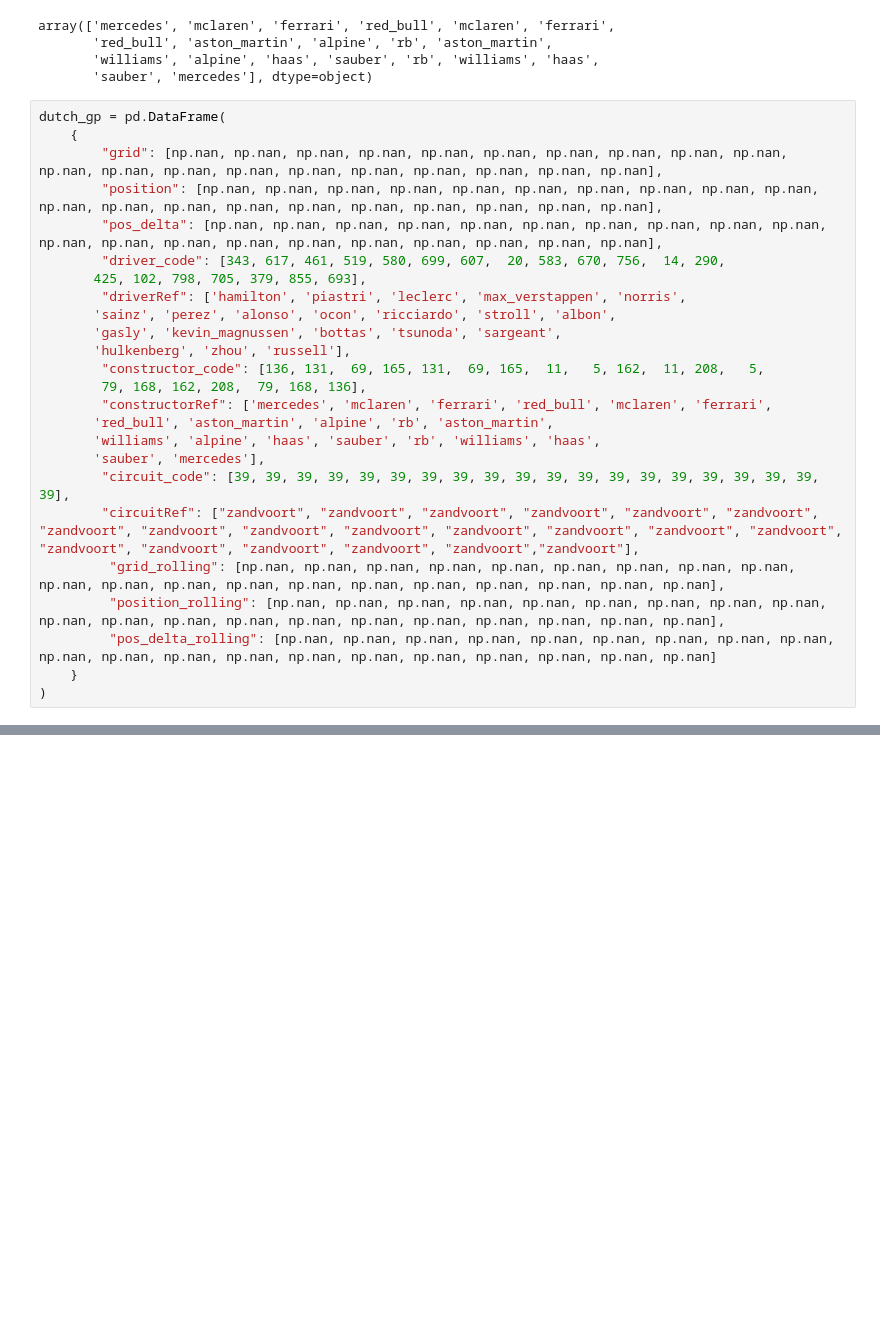
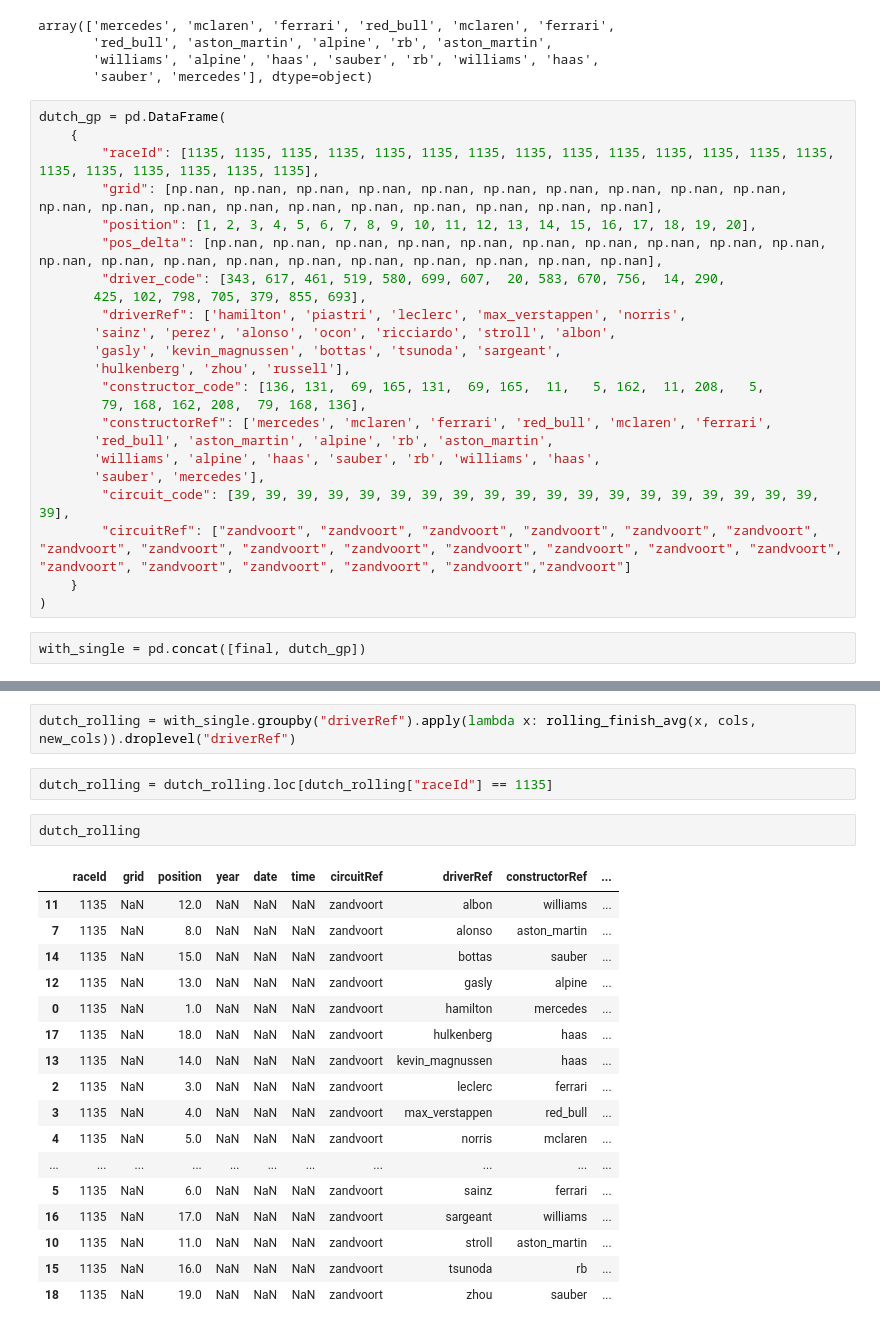
Before and after one commit to jestoncolelewis/Formula_One_Predictor, a Jupyter notebook: data_explorer.ipynb, the cells around one changed output, grey strips where cells are left out. Drawn from its saved outputs; the diff is of its cells as text; blank space fills up the shorter version.

Commit message:
added data for dutch gp

```diff
--- a/data_explorer.ipynb
+++ b/data_explorer.ipynb
@@ -148,8 +148,9 @@ array(['mercedes', 'mclaren', 'ferrari', 'red_bull', 'mclaren', 'ferrari',
 # %%
 dutch_gp = pd.DataFrame(
     {
+        "raceId": [1135, 1135, 1135, 1135, 1135, 1135, 1135, 1135, 1135, 1135, 1135, 1135, 1135, 1135, 1135, 1135, 1135, 1135, 1135, 1135],
         "grid": [np.nan, np.nan, np.nan, np.nan, np.nan, np.nan, np.nan, np.nan, np.nan, np.nan, np.nan, np.nan, np.nan, np.nan, np.nan, np.nan, np.nan, np.nan, np.nan, np.nan],
-        "position": [np.nan, np.nan, np.nan, np.nan, np.nan, np.nan, np.nan, np.nan, np.nan, np.nan, np.nan, np.nan, np.nan, np.nan, np.nan, np.nan, np.nan, np.nan, np.nan, np.nan],
+        "position": [1, 2, 3, 4, 5, 6, 7, 8, 9, 10, 11, 12, 13, 14, 15, 16, 17, 18, 19, 20],
         "pos_delta": [np.nan, np.nan, np.nan, np.nan, np.nan, np.nan, np.nan, np.nan, np.nan, np.nan, np.nan, np.nan, np.nan, np.nan, np.nan, np.nan, np.nan, np.nan, np.nan, np.nan],
         "driver_code": [343, 617, 461, 519, 580, 699, 607,  20, 583, 670, 756,  14, 290,
        425, 102, 798, 705, 379, 855, 693],
@@ -164,9 +165,8 @@ dutch_gp = pd.DataFrame(
        'williams', 'alpine', 'haas', 'sauber', 'rb', 'williams', 'haas',
        'sauber', 'mercedes'],
         "circuit_code": [39, 39, 39, 39, 39, 39, 39, 39, 39, 39, 39, 39, 39, 39, 39, 39, 39, 39, 39, 39],
-        "circuitRef": ["zandvoort", "zandvoort", "zandvoort", "zandvoort", "zandvoort", "zandvoort", "zandvoort", "zandvoort", "zandvoort", "zandvoort", "zandvoort", "zandvoort", "zandvoort", "zandvoort", "zandvoort", "zandvoort", "zandvoort", "zandvoort", "zandvoort","zandvoort"],
-         "grid_rolling": [np.nan, np.nan, np.nan, np.nan, np.nan, np.nan, np.nan, np.nan, np.nan, np.nan, np.nan, np.nan, np.nan, np.nan, np.nan, np.nan, np.nan, np.nan, np.nan, np.nan],
-         "position_rolling": [np.nan, np.nan, np.nan, np.nan, np.nan, np.nan, np.nan, np.nan, np.nan, np.nan, np.nan, np.nan, np.nan, np.nan, np.nan, np.nan, np.nan, np.nan, np.nan, np.nan],
-         "pos_delta_rolling": [np.nan, np.nan, np.nan, np.nan, np.nan, np.nan, np.nan, np.nan, np.nan, np.nan, np.nan, np.nan, np.nan, np.nan, np.nan, np.nan, np.nan, np.nan, np.nan, np.nan]
+        "circuitRef": ["zandvoort", "zandvoort", "zandvoort", "zandvoort", "zandvoort", "zandvoort", "zandvoort", "zandvoort", "zandvoort", "zandvoort", "zandvoort", "zandvoort", "zandvoort", "zandvoort", "zandvoort", "zandvoort", "zandvoort", "zandvoort", "zandvoort","zandvoort"]
     }
 )
+# %%
+with_single = pd.concat([final, dutch_gp])
@@ -172,0 +189,24 @@ dutch_gp = pd.DataFrame(
+# %%
+dutch_rolling = with_single.groupby("driverRef").apply(lambda x: rolling_finish_avg(x, cols, new_cols)).droplevel("driverRef")
+# %%
+dutch_rolling = dutch_rolling.loc[dutch_rolling["raceId"] == 1135]
+# %%
+dutch_rolling
+# %% [output]
+|  | raceId | grid | position | year | date | time | circuitRef | driverRef | constructorRef | ... |
+| 11 | 1135 | NaN | 12.0 | NaN | NaN | NaN | zandvoort | albon | williams | ... |
+| 7 | 1135 | NaN | 8.0 | NaN | NaN | NaN | zandvoort | alonso | aston_martin | ... |
+| 14 | 1135 | NaN | 15.0 | NaN | NaN | NaN | zandvoort | bottas | sauber | ... |
+| 12 | 1135 | NaN | 13.0 | NaN | NaN | NaN | zandvoort | gasly | alpine | ... |
+| 0 | 1135 | NaN | 1.0 | NaN | NaN | NaN | zandvoort | hamilton | mercedes | ... |
+| 17 | 1135 | NaN | 18.0 | NaN | NaN | NaN | zandvoort | hulkenberg | haas | ... |
+| 13 | 1135 | NaN | 14.0 | NaN | NaN | NaN | zandvoort | kevin_magnussen | haas | ... |
+| 2 | 1135 | NaN | 3.0 | NaN | NaN | NaN | zandvoort | leclerc | ferrari | ... |
+| 3 | 1135 | NaN | 4.0 | NaN | NaN | NaN | zandvoort | max_verstappen | red_bull | ... |
+| 4 | 1135 | NaN | 5.0 | NaN | NaN | NaN | zandvoort | norris | mclaren | ... |
+| ... | ... | ... | ... | ... | ... | ... | ... | ... | ... | ... |
+| 5 | 1135 | NaN | 6.0 | NaN | NaN | NaN | zandvoort | sainz | ferrari | ... |
+| 16 | 1135 | NaN | 17.0 | NaN | NaN | NaN | zandvoort | sargeant | williams | ... |
+| 10 | 1135 | NaN | 11.0 | NaN | NaN | NaN | zandvoort | stroll | aston_martin | ... |
+| 15 | 1135 | NaN | 16.0 | NaN | NaN | NaN | zandvoort | tsunoda | rb | ... |
+| 18 | 1135 | NaN | 19.0 | NaN | NaN | NaN | zandvoort | zhou | sauber | ... |
```
Also changed, not shown: parts of 3 cells of this notebook, 2 other files.
